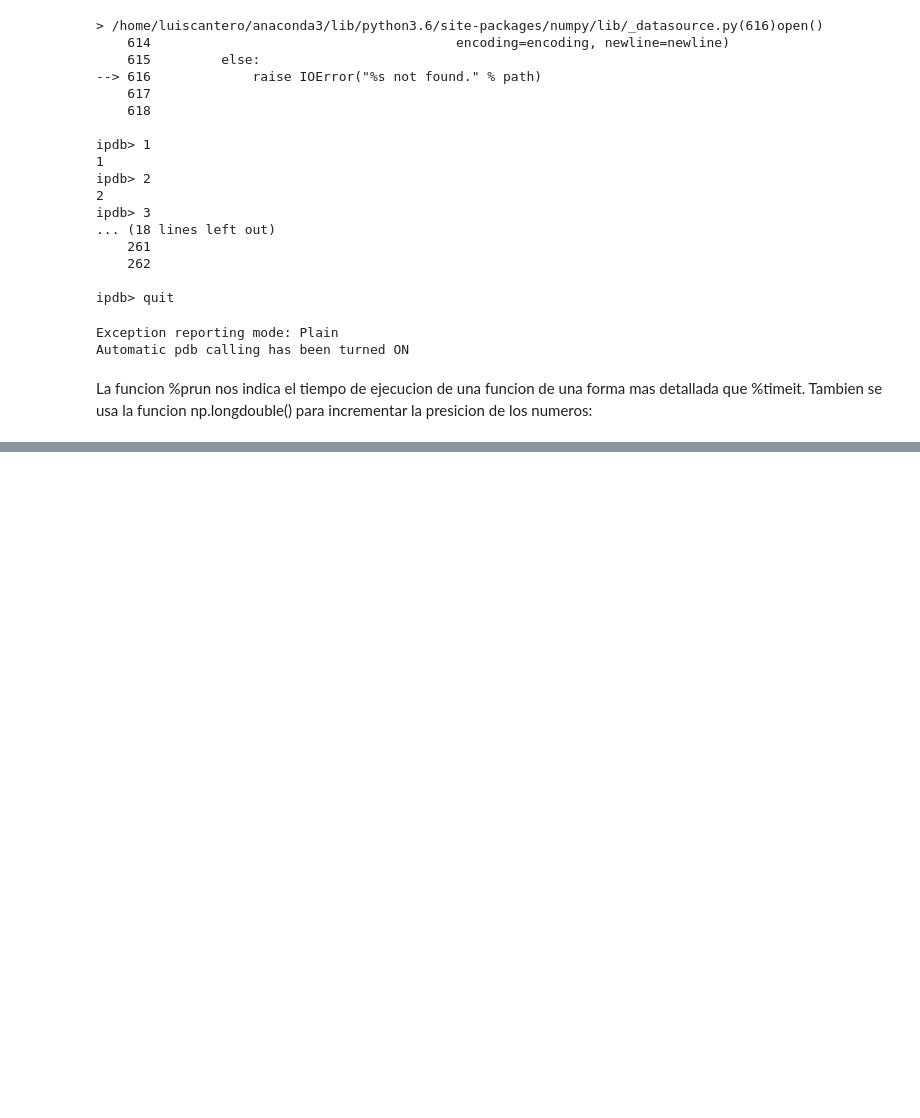
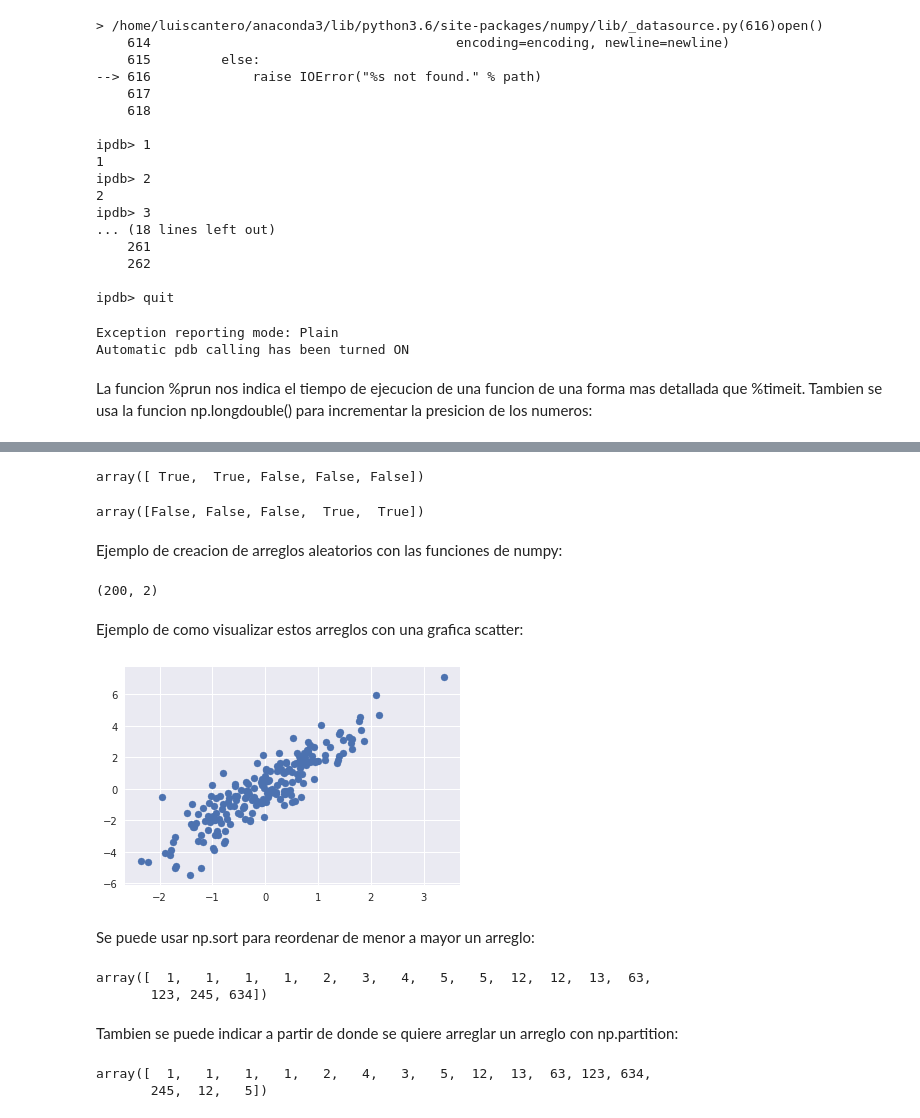
Before and after one commit to LuisEduardoCantero/Data_Science_in_Cosmology, a Jupyter notebook: Semana1/Ejercicio_1.ipynb, the cells around one changed output, grey strips where cells are left out. Saved outputs shown, nothing was run; the diff lists cells and outputs as text; code cells hidden in the pictures; blank space fills up the shorter version.

```diff
--- a/Semana1/Ejercicio_1.ipynb
+++ b/Semana1/Ejercicio_1.ipynb
@@ -224,0 +403,27 @@ def expresion():
+# %%
+x < 3
+# %% [output]
+array([ True,  True, False, False, False])
+# %%
+x > 3
+# %% [output]
+array([False, False, False,  True,  True])
+# %% [markdown]
+Ejemplo de creacion de arreglos aleatorios con las funciones de numpy:
+# %%
+rand = np.random.RandomState(42)
+media = [0, 0]
+covarianza = [[1, 2],
+       [2, 5]]
+X = rand.multivariate_normal(media, covarianza, 200)
+X.shape
+# %% [output]
+(200, 2)
+# %% [markdown]
+Ejemplo de como visualizar estos arreglos con una grafica scatter:
+# %%
+plt.scatter(X[:, 0], X[:, 1]);
+# %% [output]
+[figure, added]
+# %% [markdown]
+Se puede usar np.sort para reordenar de menor a mayor un arreglo:
@@ -224,0 +433,12 @@ def expresion():
+# %%
+np.sort(x)
+# %% [output]
+array([  1,   1,   1,   1,   2,   3,   4,   5,   5,  12,  12,  13,  63,
+       123, 245, 634])
+# %% [markdown]
+Tambien se puede indicar a partir de donde se quiere arreglar un arreglo con np.partition:
+# %%
+np.partition(y, 3)
+# %% [output]
+array([  1,   1,   1,   1,   2,   4,   3,   5,  12,  13,  63, 123, 634,
+       245,  12,   5])
```
Also changed, not shown: parts of 51 cells of this notebook.
